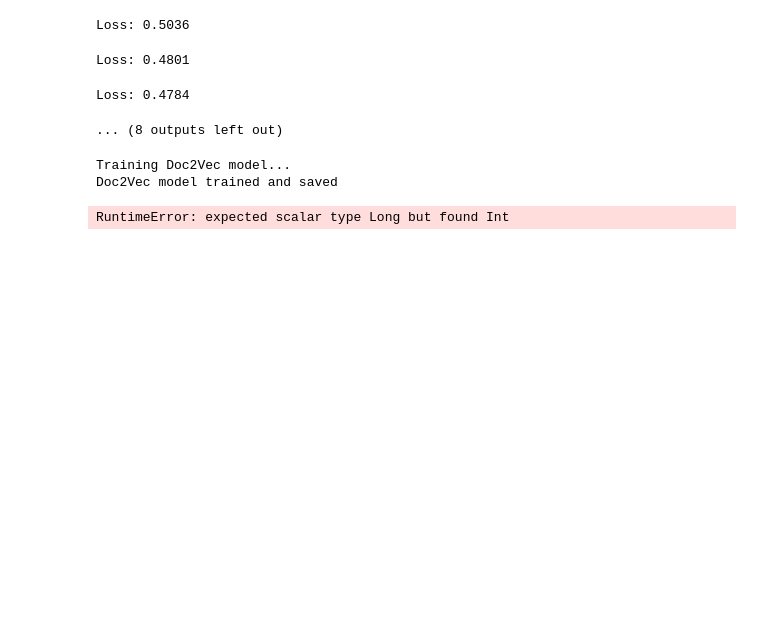
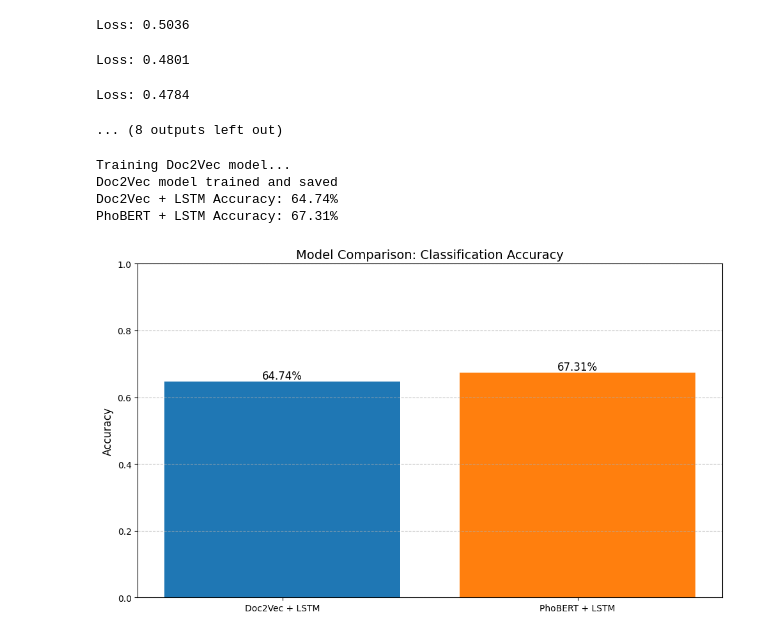
Before and after one commit to AmbiguousTimekeepr/midterm_NLP-with-RAG-, a Jupyter notebook: Reworked(2_0_1).ipynb, the cells around one changed output. Saved outputs shown, nothing was run; the diff lists cells and outputs as text; code cells hidden in the pictures; blank space fills up the shorter version.

```diff
--- a/Reworked(2_0_1).ipynb
+++ b/Reworked(2_0_1).ipynb
@@ -1241,13 +1241,16 @@ def get_phobert_embeddings(texts, tokenizer, model, max_length=128):
 class EmbeddingDataset(Dataset):
     def __init__(self, embeddings, labels):
         self.embeddings = embeddings
-        self.labels = labels
+        self.labels = labels.astype(np.int64)  # Convert to int64 for torch.long compatibility
 
     def __len__(self):
         return len(self.labels)
 
     def __getitem__(self, idx):
-        return self.embeddings[idx], self.labels[idx]
+        return (
+            torch.tensor(self.embeddings[idx], dtype=torch.float),
+            torch.tensor(self.labels[idx], dtype=torch.long)
+        )
 
 # 4. Integration with Existing LSTM
 # Original LSTM Model Architecture (keep as-is)
@@ -1270,8 +1273,12 @@ class DocClassifier(nn.Module):
         return self.fc(lstm_out[:, -1, :])
 
 
-# 5. Training Process
-def train_with_embeddings(model, X_train, y_train, X_test, y_test):
+# 5. Training Process (modified)
+def train_with_embeddings(model, X_train, y_train, X_test, y_test, epochs=5):
+    # Convert labels to numpy int64 first
+    y_train = y_train.astype(np.int64)
+    y_test = y_test.astype(np.int64)
+
     # Create datasets
     train_data = EmbeddingDataset(X_train, y_train)
     test_data = EmbeddingDataset(X_test, y_test)
@@ -1320,6 +1327,30 @@ def train_doc2vec_model(texts, vector_size=300, epochs=10):
     model.train(tagged_data, total_examples=model.corpus_count, epochs=model.epochs)
     return model
 
+def plot_accuracies(d2v_acc, phobert_acc):
+    plt.figure(figsize=(10, 6))
+    models = ['Doc2Vec + LSTM', 'PhoBERT + LSTM']
+    accuracies = [d2v_acc, phobert_acc]
+    colors = ['#1f77b4', '#ff7f0e']
+
+    bars = plt.bar(models, accuracies, color=colors)
+    plt.ylabel('Accuracy', fontsize=12)
+    plt.title('Model Comparison: Classification Accuracy', fontsize=14)
+    plt.ylim(0, 1.0)
+
+    # Add accuracy labels on top of bars
+    for bar in bars:
+        height = bar.get_height()
+        plt.text(bar.get_x() + bar.get_width()/2., height,
+                 f'{height:.2%}',
+                 ha='center', va='bottom', fontsize=12)
+
+    plt.grid(axis='y', linestyle='--', alpha=0.7)
+    plt.tight_layout()
+    plt.savefig('accuracy_comparison.png', dpi=300)
+    plt.show()
+
+
 # 6. Execution
 # Load data
 texts, labels, label_encoder = DataHandler.load_and_validate_data()
@@ -1328,33 +1359,38 @@ train_texts, test_texts, train_labels, test_labels = train_test_split(
 )
 
 print("Training Doc2Vec model...")
 doc2vec_model = train_doc2vec_model(texts)
 doc2vec_model.save("doc2vec.model")  # Now the file will exist
 print("Doc2Vec model trained and saved")
 
 # Generate embeddings
 doc2vec_model = Doc2Vec.load("doc2vec.model")  # Your trained Doc2Vec model
 phobert_tokenizer = AutoTokenizer.from_pretrained(Config.PHOBERT_MODEL_NAME)
 phobert_model = AutoModel.from_pretrained(Config.PHOBERT_MODEL_NAME)
 
 # Get embeddings
 X_train_d2v = get_doc2vec_embeddings(train_texts, doc2vec_model)
 X_test_d2v = get_doc2vec_embeddings(test_texts, doc2vec_model)
 
 X_train_phobert = get_phobert_embeddings(train_texts, phobert_tokenizer, phobert_model)
 X_test_phobert = get_phobert_embeddings(test_texts, phobert_tokenizer, phobert_model)
 
 # Initialize models
 d2v_model = DocClassifier(input_dim=300)  # Doc2Vec dim=300
 phobert_model = DocClassifier(input_dim=768)  # PhoBERT dim=768
 
 # Train and evaluate
-d2v_acc = train_with_embeddings(d2v_model, X_train_d2v, train_labels, X_test_d2v, test_labels)
-phobert_acc = train_with_embeddings(phobert_model, X_train_phobert, train_labels, X_test_phobert, test_labels)
+d2v_acc = train_with_embeddings(d2v_model, X_train_d2v, train_labels, X_test_d2v, test_labels, epochs = 15)
+phobert_acc = train_with_embeddings(phobert_model, X_train_phobert, train_labels, X_test_phobert, test_labels, epochs = 15)
 
 print(f"Doc2Vec + LSTM Accuracy: {d2v_acc:.2%}")
 print(f"PhoBERT + LSTM Accuracy: {phobert_acc:.2%}")
+
+# Plot accuracies
+plot_accuracies(d2v_acc, phobert_acc)
 # %% [output]
 Training Doc2Vec model...
 Doc2Vec model trained and saved
+Doc2Vec + LSTM Accuracy: 64.74%
+PhoBERT + LSTM Accuracy: 67.31%
-RuntimeError: expected scalar type Long but found Int
+[figure, added]
```
